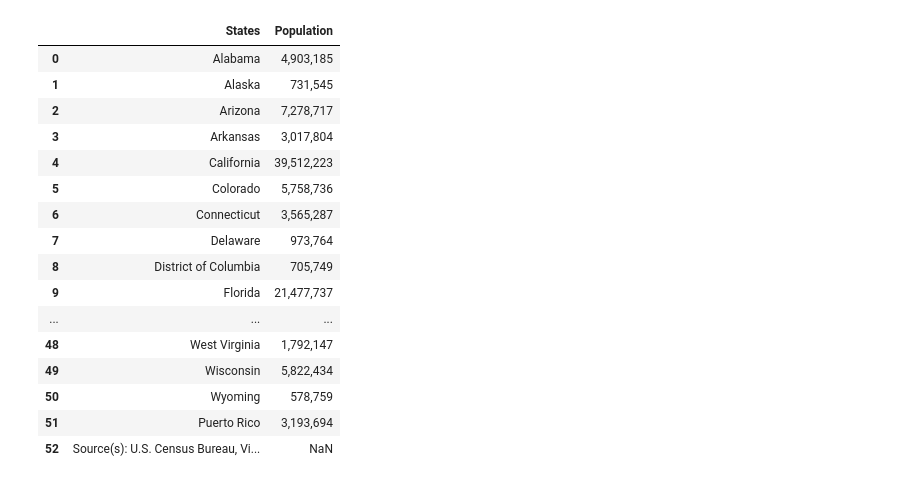
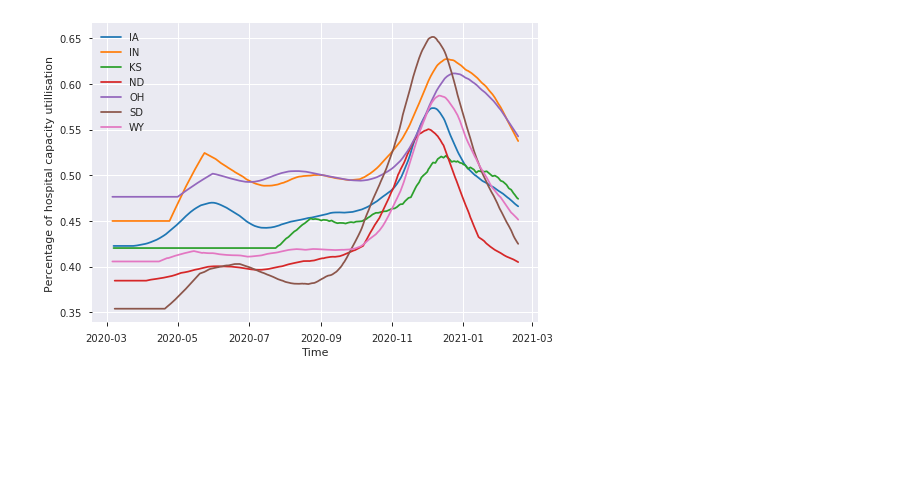
Before and after one commit to Garorod/datathon, a Jupyter notebook: USData-FirstAnalysis.ipynb, the cells around one changed output. Cells and saved outputs as stored; diff of their text form; code cells hidden in the pictures; blank space fills up the shorter version.

```diff
--- a/USData-FirstAnalysis.ipynb
+++ b/USData-FirstAnalysis.ipynb
@@ -146,10 +352,0 @@ plt.show()
-# %%
-states=final['state'].unique()
-data={}
-final['month'] = pd.DatetimeIndex(final['date']).month
-months=final['month'].unique()
-for state in states:
-    df=final[final['state']==state]
-    df['total_hospitalizedCurrently_per_capacity']=(df['hospitalizedCurrently']/df['Inpatient_Bed_Capacity']) +(df['InBedsOCC_NonCovid']/100)
-    plt.plot(df['date'],df['total_hospitalizedCurrently_per_capacity'],label=state)
-plt.show()
@@ -158,10 +352,0 @@ plt.show()
-# %%
-stateMonthFrames=[]
-states=final['state'].unique()
-final['month'] = pd.DatetimeIndex(final['date']).month
-months=final['month'].unique()
-
-for state in states:
-    df=final[final['state']==state]
-
-plt.show()
@@ -196,10 +352,0 @@ alt.Chart(new).mark_circle(size=60).encode(
-# %%
-states=final['state'].unique()
-data={}
-final['month'] = pd.DatetimeIndex(final['date']).month
-months=final['month'].unique()
-for state in states:
-    df=final[final['state']==state]
-    df['total_hospitalizedCurrently_per_capacity']=(df['hospitalizedCurrently']/df['Inpatient_Bed_Capacity']) +(df['InBedsOCC_NonCovid']/100)
-    plt.plot(df['date'],df['total_hospitalizedCurrently_per_capacity'],label=state)
-plt.show()
@@ -221,20 +353,11 @@ Name: hospitalizedCurrently, Length: 351, dtype: float64
-# %%
-populationData
-# %% [output]
-|  | States | Population |
-| 0 | Alabama | 4,903,185 |
-| 1 | Alaska | 731,545 |
-| 2 | Arizona | 7,278,717 |
-| 3 | Arkansas | 3,017,804 |
-| 4 | California | 39,512,223 |
-| 5 | Colorado | 5,758,736 |
-| 6 | Connecticut | 3,565,287 |
-| 7 | Delaware | 973,764 |
-| 8 | District of Columbia | 705,749 |
-| 9 | Florida | 21,477,737 |
-| ... | ... | ... |
-| 48 | West Virginia | 1,792,147 |
-| 49 | Wisconsin | 5,822,434 |
-| 50 | Wyoming | 578,759 |
-| 51 | Puerto Rico | 3,193,694 |
-| 52 | Source(s): U.S. Census Bureau, Vi... | NaN |
+# %%
+for state in bad_Hospital_policy_states:
+    df=final[final['state']==state]
+    df['total_hospitalizedCurrently_per_capacity_smooth']=df['total_hospitalizedCurrently_per_capacity'].rolling(30,min_periods=2).mean()
+    plt.plot(df['date'],df['total_hospitalizedCurrently_per_capacity_smooth'],label=state)
+plt.xlabel("Time")
+plt.ylabel("Percentage of hospital capacity utillisation")
+plt.legend()
+plt.show()
+# %% [output]
+[figure, added]
```
Also changed, not shown: parts of 35 cells of this notebook.
